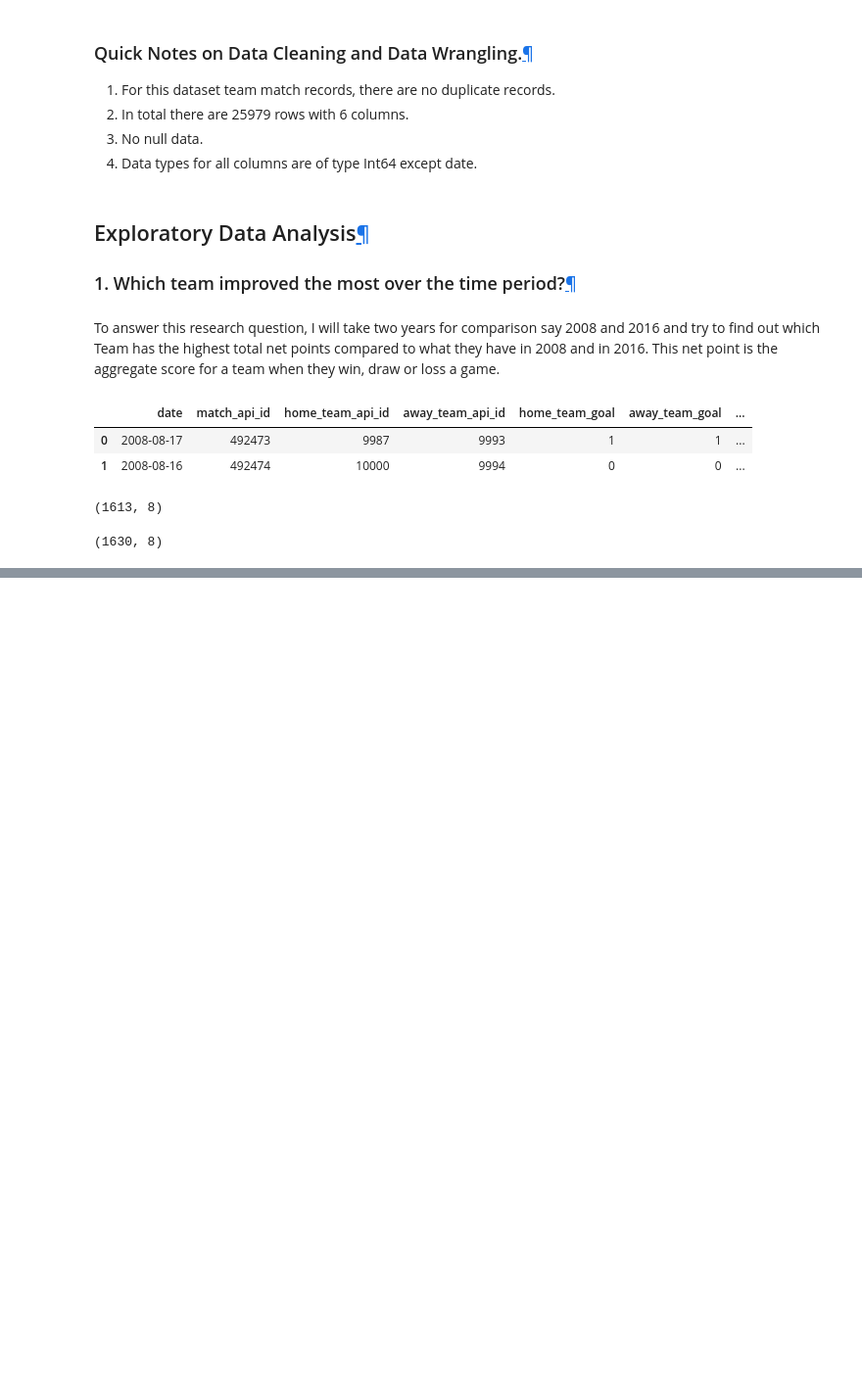
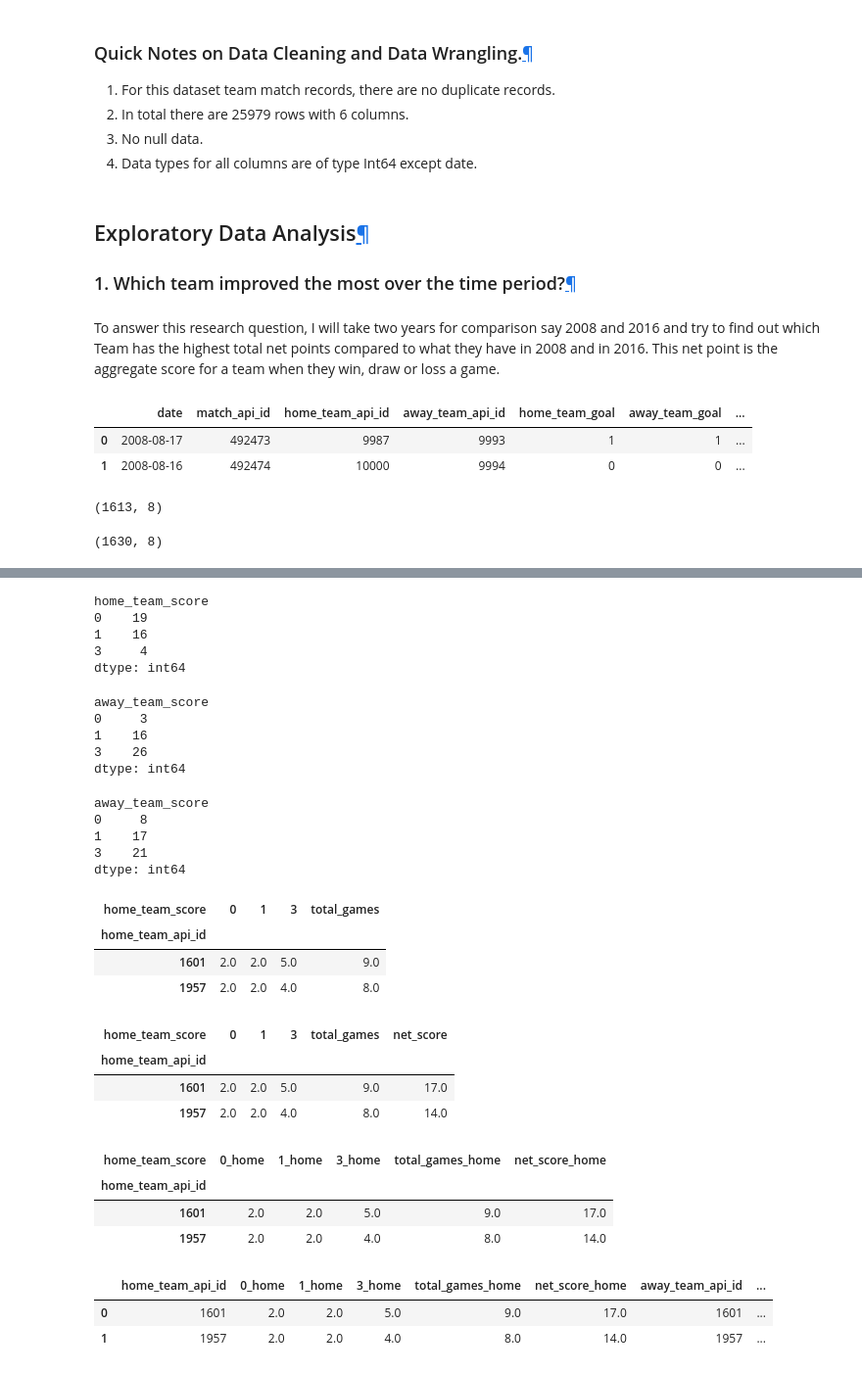
Before and after one commit to budhajitRoy/DAND_Project_1_Euro_Soccer_Data_Analysis, a Jupyter notebook: Euro_Soccer_Database_Analysis.ipynb, the cells around one changed output, grey strips where cells are left out. Shown: that part at 98% size. Drawn from its saved outputs; the diff is of its cells as text; code cells hidden in the pictures; blank space fills up the shorter version.

```diff
--- a/Euro_Soccer_Database_Analysis.ipynb
+++ b/Euro_Soccer_Database_Analysis.ipynb
@@ -562,0 +630,27 @@ df_team_records_2016_home_masked = df_team_records_2016.groupby(['home_team_api_
+# %%
+# for 2016 home games dataset
+df_team_records_2016_home_masked_final.isnull().sum()
+# %% [output]
+home_team_score
+0    19
+1    16
+3     4
+dtype: int64
+# %%
+# for 2008 away games dataset
+df_team_records_2008_away_masked_final.isnull().sum()
+# %% [output]
+away_team_score
+0     3
+1    16
+3    26
+dtype: int64
+# %%
+# for 2016 away games dataset
+df_team_records_2016_away_masked_final.isnull().sum()
+# %% [output]
+away_team_score
+0     8
+1    17
+3    21
+dtype: int64
@@ -562,0 +671,8 @@ df_team_records_2016_home_masked = df_team_records_2016.groupby(['home_team_api_
+# %%
+# check the data
+df_team_records_2008_home_masked_final.head(2)
+# %% [output]
+| home_team_score | 0 | 1 | 3 | total_games |
+| home_team_api_id |  |  |  |  |
+| 1601 | 2.0 | 2.0 | 5.0 | 9.0 |
+| 1957 | 2.0 | 2.0 | 4.0 | 8.0 |
@@ -562,0 +687,44 @@ df_team_records_2016_home_masked = df_team_records_2016.groupby(['home_team_api_
+# %%
+df_team_records_2008_home_masked_final.head(2)
+# %% [output]
+| home_team_score | 0 | 1 | 3 | total_games | net_score |
+| home_team_api_id |  |  |  |  |  |
+| 1601 | 2.0 | 2.0 | 5.0 | 9.0 | 17.0 |
+| 1957 | 2.0 | 2.0 | 4.0 | 8.0 | 14.0 |
+# %%
+# function to rename the column names for the 2008 and 2016 home games datasets
+
+def ren_cols(col):
+    name = str(col) + "_home"
+    return name
+# %%
+# rename the columns for 2008 and 2016 home games datasets
+df_team_records_2008_home_masked_final.rename(columns = lambda x:ren_cols(x), inplace = True)
+df_team_records_2016_home_masked_final.rename(columns = lambda x:ren_cols(x), inplace = True)
+# %%
+#check data
+df_team_records_2008_home_masked_final.head(2)
+# %% [output]
+| home_team_score | 0_home | 1_home | 3_home | total_games_home | net_score_home |
+| home_team_api_id |  |  |  |  |  |
+| 1601 | 2.0 | 2.0 | 5.0 | 9.0 | 17.0 |
+| 1957 | 2.0 | 2.0 | 4.0 | 8.0 | 14.0 |
+# %%
+# convert the respective home_team_api_id or the away_team_api_id from index to columns so that merging can be performed based
+# team api values
+df_team_records_2008_home_masked_final.reset_index(level=['home_team_api_id'], inplace = True)
+df_team_records_2016_home_masked_final.reset_index(level=['home_team_api_id'], inplace = True)
+df_team_records_2008_away_masked_final.reset_index(level=['away_team_api_id'], inplace = True)
+df_team_records_2016_away_masked_final.reset_index(level=['away_team_api_id'], inplace = True)
+# %%
+# combine the home and away games for 2008 and 2016 respectively
+
+df_2008_combined = pd.merge(df_team_records_2008_home_masked_final, df_team_records_2008_away_masked_final, left_on = 'home_team_api_id', right_on = 'away_team_api_id', how = 'inner' )
+df_2016_combined = pd.merge(df_team_records_2016_home_masked_final, df_team_records_2016_away_masked_final, left_on = 'home_team_api_id', right_on = 'away_team_api_id', how = 'inner' )
+# %%
+#check the data
+df_2008_combined.head(2)
+# %% [output]
+|  | home_team_api_id | 0_home | 1_home | 3_home | total_games_home | net_score_home | away_team_api_id | ... |
+| 0 | 1601 | 2.0 | 2.0 | 5.0 | 9.0 | 17.0 | 1601 | ... |
+| 1 | 1957 | 2.0 | 2.0 | 4.0 | 8.0 | 14.0 | 1957 | ... |
```
Also changed, not shown: parts of 21 cells of this notebook.
